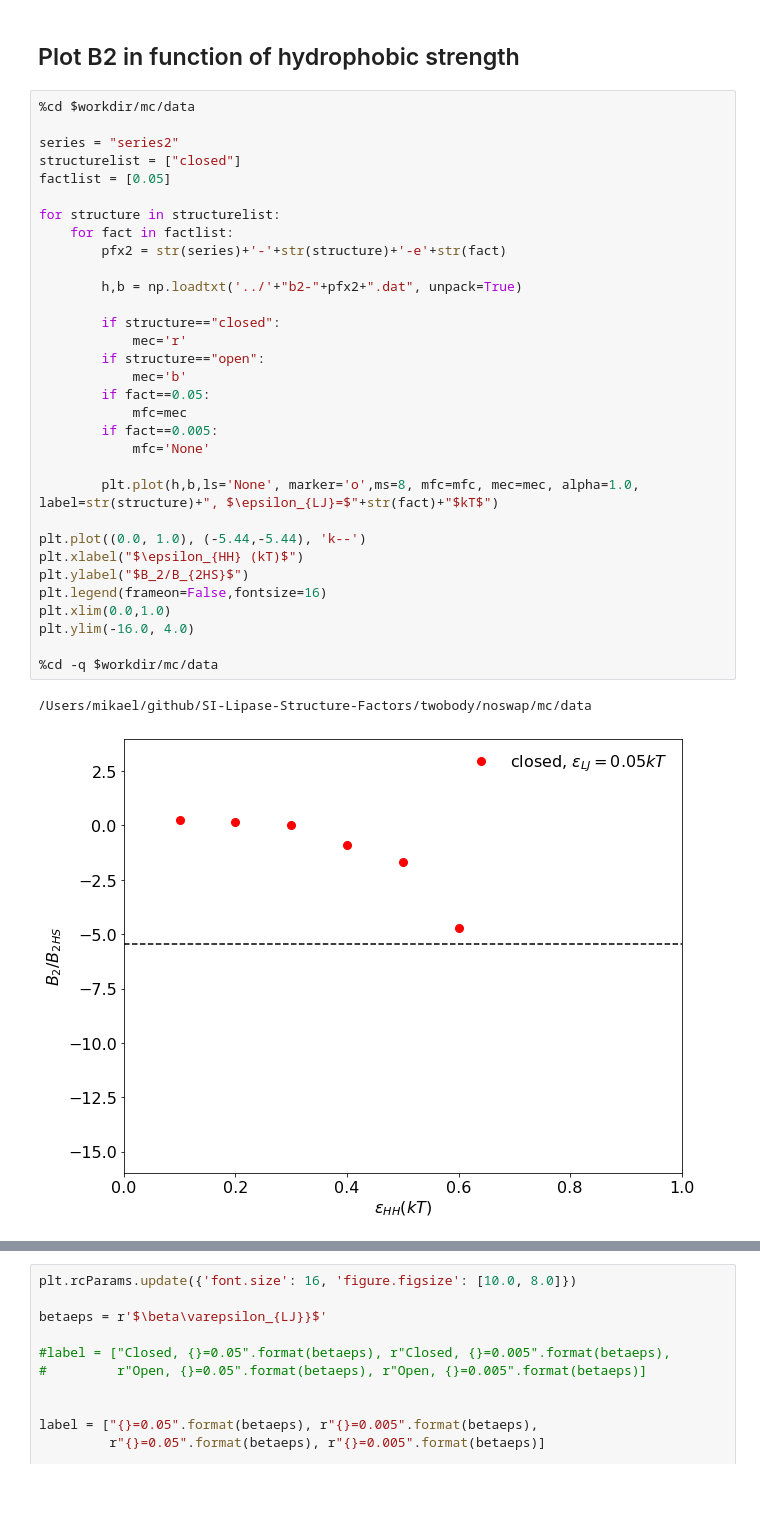
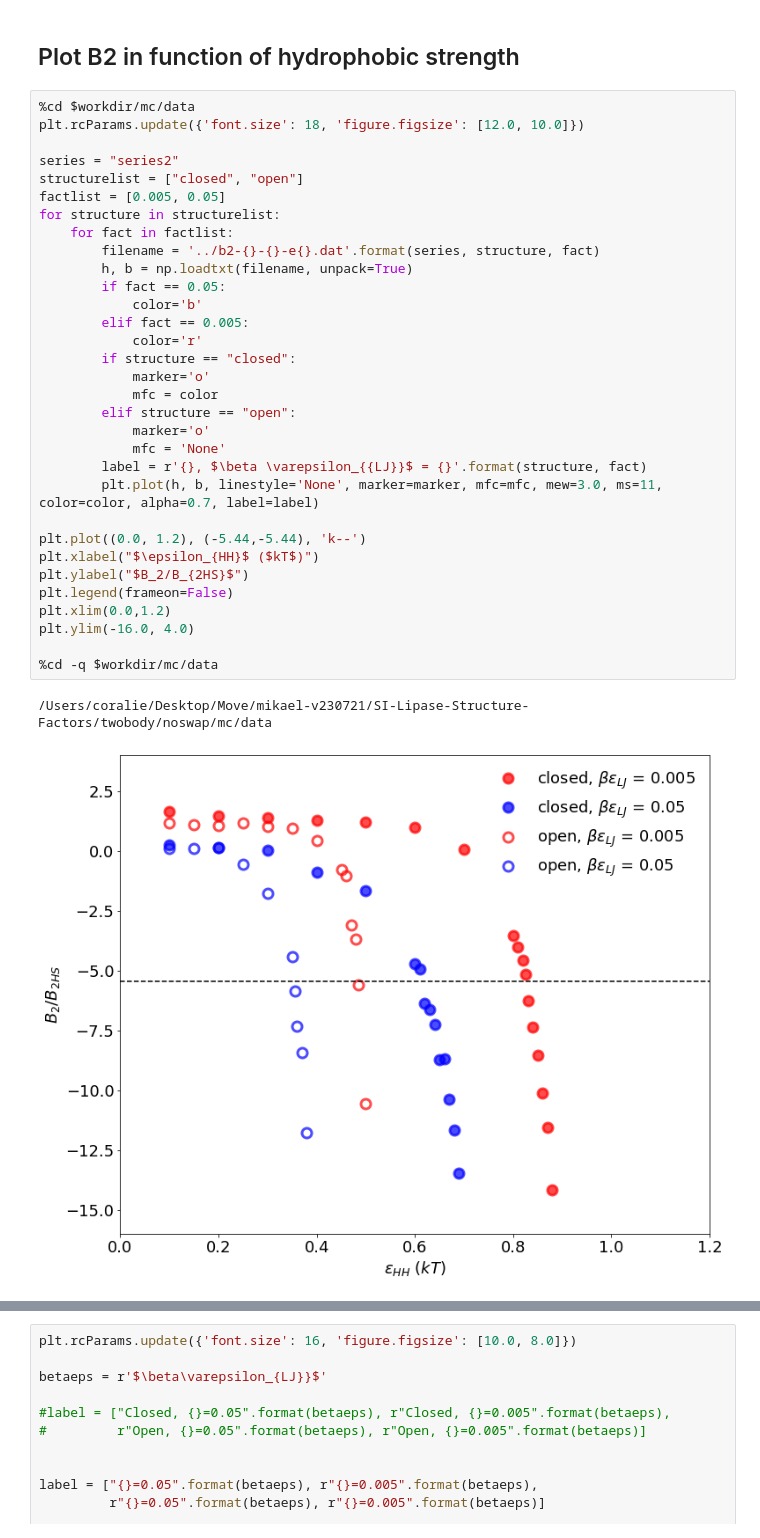
Before and after one commit to mlund/SI-Lipase-Structure-Factors, a Jupyter notebook: twobody/noswap/plot_2body_noswap.ipynb, the cells around one changed output, grey strips where cells are left out. Cells and saved outputs as stored; diff of their text form; blank space fills up the shorter version.

Commit message:
Fixed the B2 plot ; added new values

```diff
--- a/twobody/noswap/plot_2body_noswap.ipynb
+++ b/twobody/noswap/plot_2body_noswap.ipynb
@@ -80,37 +86,37 @@ plt.legend(frameon=False,fontsize=16)
 ## Plot B2 in function of hydrophobic strength
 # %%
 %cd $workdir/mc/data
+plt.rcParams.update({'font.size': 18, 'figure.figsize': [12.0, 10.0]})
 
 series = "series2"
-structurelist = ["closed"]
-factlist = [0.05]
-
+structurelist = ["closed", "open"]
+factlist = [0.005, 0.05]
 for structure in structurelist:
     for fact in factlist:
-        pfx2 = str(series)+'-'+str(structure)+'-e'+str(fact)
+        filename = '../b2-{}-{}-e{}.dat'.format(series, structure, fact)
+        h, b = np.loadtxt(filename, unpack=True)
+        if fact == 0.05:
+            color='b'
+        elif fact == 0.005:
+            color='r'
+        if structure == "closed":
+            marker='o'
+            mfc = color
+        elif structure == "open":
+            marker='o'
+            mfc = 'None'
+        label = r'{}, $\beta \varepsilon_{{LJ}}$ = {}'.format(structure, fact)
+        plt.plot(h, b, linestyle='None', marker=marker, mfc=mfc, mew=3.0, ms=11, color=color, alpha=0.7, label=label)
 
-        h,b = np.loadtxt('../'+"b2-"+pfx2+".dat", unpack=True)
-
-        if structure=="closed":
-            mec='r'
-        if structure=="open":
-            mec='b'
-        if fact==0.05:
-            mfc=mec
-        if fact==0.005:
-            mfc='None'
-
-        plt.plot(h,b,ls='None', marker='o',ms=8, mfc=mfc, mec=mec, alpha=1.0, label=str(structure)+", $\epsilon_{LJ}=$"+str(fact)+"$kT$")
-
-plt.plot((0.0, 1.0), (-5.44,-5.44), 'k--')
-plt.xlabel("$\epsilon_{HH} (kT)$")
+plt.plot((0.0, 1.2), (-5.44,-5.44), 'k--')
+plt.xlabel("$\epsilon_{HH}$ ($kT$)")
 plt.ylabel("$B_2/B_{2HS}$")
-plt.legend(frameon=False,fontsize=16)
-plt.xlim(0.0,1.0)
+plt.legend(frameon=False)
+plt.xlim(0.0,1.2)
 plt.ylim(-16.0, 4.0)
 
 %cd -q $workdir/mc/data
 # %% [output]
-/Users/mikael/github/SI-Lipase-Structure-Factors/twobody/noswap/mc/data
+/Users/coralie/Desktop/Move/mikael-v230721/SI-Lipase-Structure-Factors/twobody/noswap/mc/data
-[figure, old version]
+[figure, new version]
 # %% [markdown]
```
Also changed, not shown: parts of 6 cells of this notebook, 5 other files.
